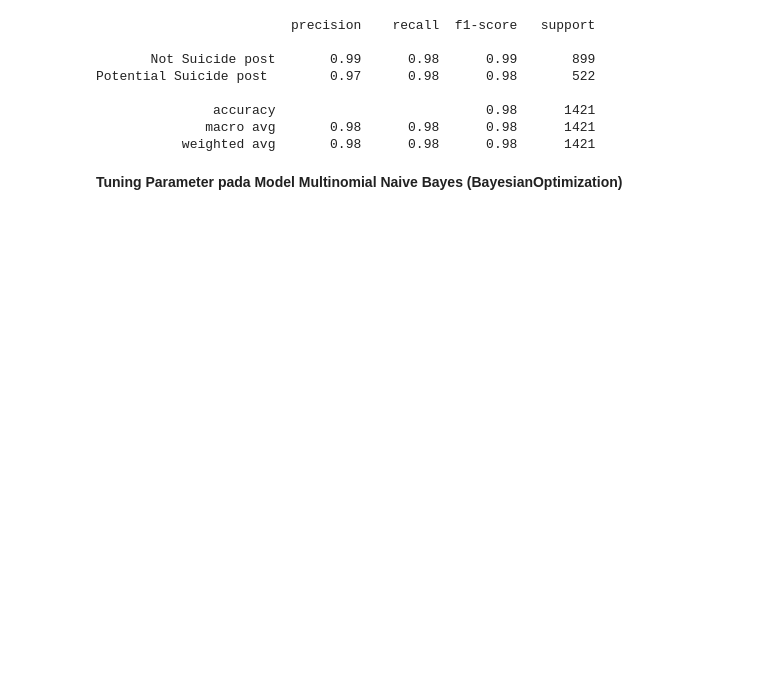
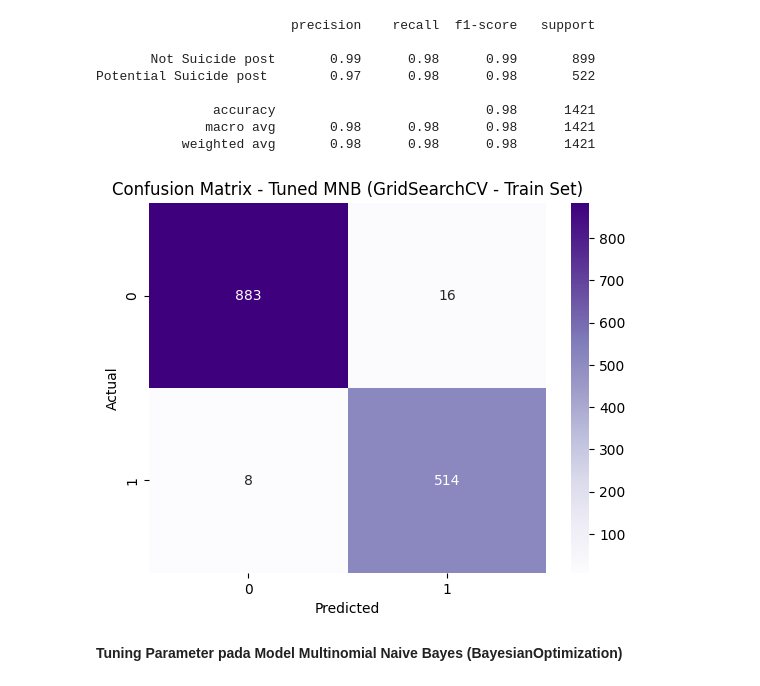
Before and after one commit to MaulanaHasyim/MaulanaHasyim, a Jupyter notebook: notebooks/Test Klasifikasi Suicide.ipynb, the cells around one changed output. Saved outputs shown, nothing was run; the diff lists cells and outputs as text; code cells hidden in the pictures; blank space fills up the shorter version.

```diff
--- a/notebooks/Test Klasifikasi Suicide.ipynb
+++ b/notebooks/Test Klasifikasi Suicide.ipynb
@@ -528,6 +587,14 @@ Potential Suicide post        0.97      0.98      0.98       522
                accuracy                           0.98      1421
               macro avg       0.98      0.98      0.98      1421
            weighted avg       0.98      0.98      0.98      1421
+# %%
+sns.heatmap(confusion_matrix(y_train, y_pred_train_tuned_mnb), annot=True, fmt='g', cmap='Purples')
+plt.xlabel('Predicted')
+plt.ylabel('Actual')
+plt.title('Confusion Matrix - Tuned MNB (GridSearchCV - Train Set)')
+plt.show()
+# %% [output]
+[figure, added]
 # %% [markdown]
 **Tuning Parameter pada Model Multinomial Naive Bayes (BayesianOptimization)**
 # %%
```
Also changed, not shown: parts of 17 cells of this notebook.
